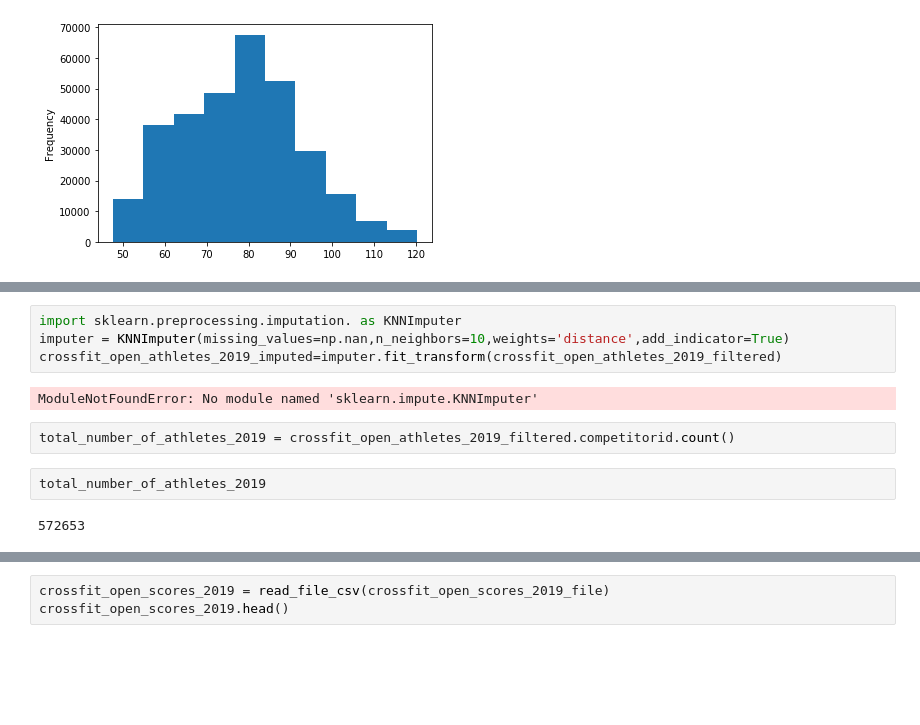
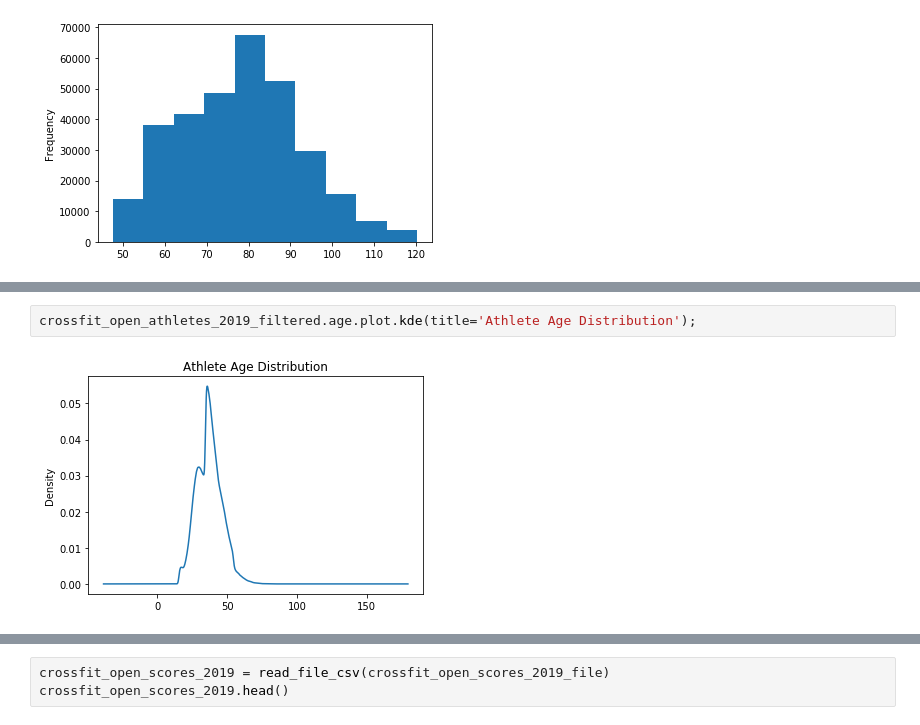
Before and after one commit to Pabsm94/DataScientist_Nanodegree_Udacity, a Jupyter notebook: [DS Nanodegree] - Project 1.ipynb, the cells around one changed output, grey strips where cells are left out. Cells and saved outputs as stored; diff of their text form; blank space fills up the shorter version.

```diff
--- a/[DS Nanodegree] - Project 1.ipynb
+++ b/[DS Nanodegree] - Project 1.ipynb
@@ -137,13 +162,5 @@ ImportError: cannot import name 'KNNImputer' from 'sklearn.impute' (/opt/anacond
-# %%
-import sklearn.preprocessing.imputation. as KNNImputer
-imputer = KNNImputer(missing_values=np.nan,n_neighbors=10,weights='distance',add_indicator=True)
-crossfit_open_athletes_2019_imputed=imputer.fit_transform(crossfit_open_athletes_2019_filtered)
-# %% [output]
-ModuleNotFoundError: No module named 'sklearn.impute.KNNImputer'
-# %%
-total_number_of_athletes_2019 = crossfit_open_athletes_2019_filtered.competitorid.count()
-# %%
-total_number_of_athletes_2019
-# %% [output]
-572653
+# %%
+crossfit_open_athletes_2019_filtered.age.plot.kde(title='Athlete Age Distribution');
+# %% [output]
+[figure, added]
 # %%
```
Also changed, not shown: parts of 23 cells of this notebook.
